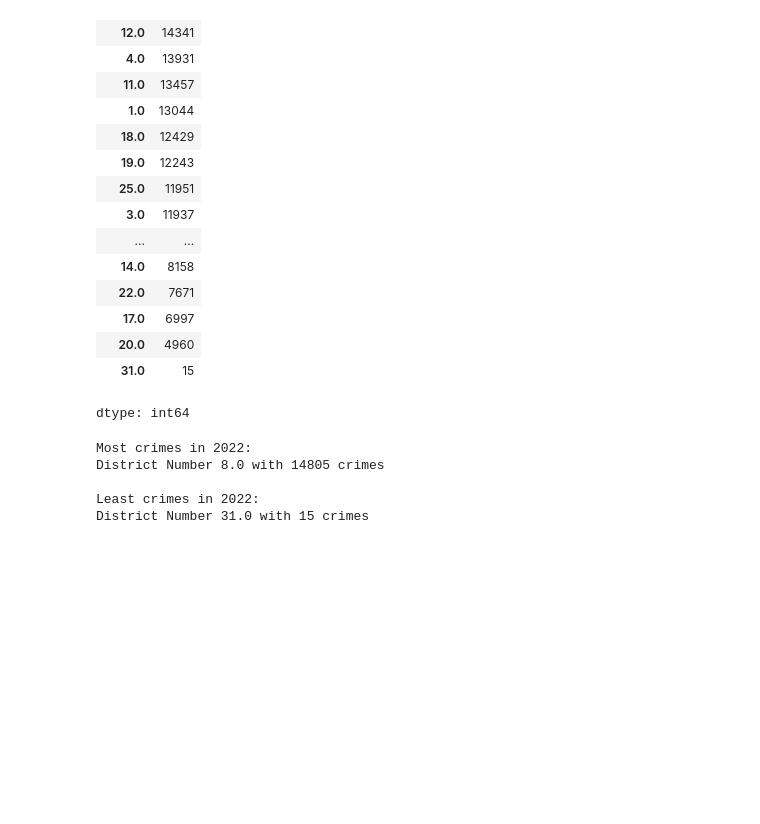
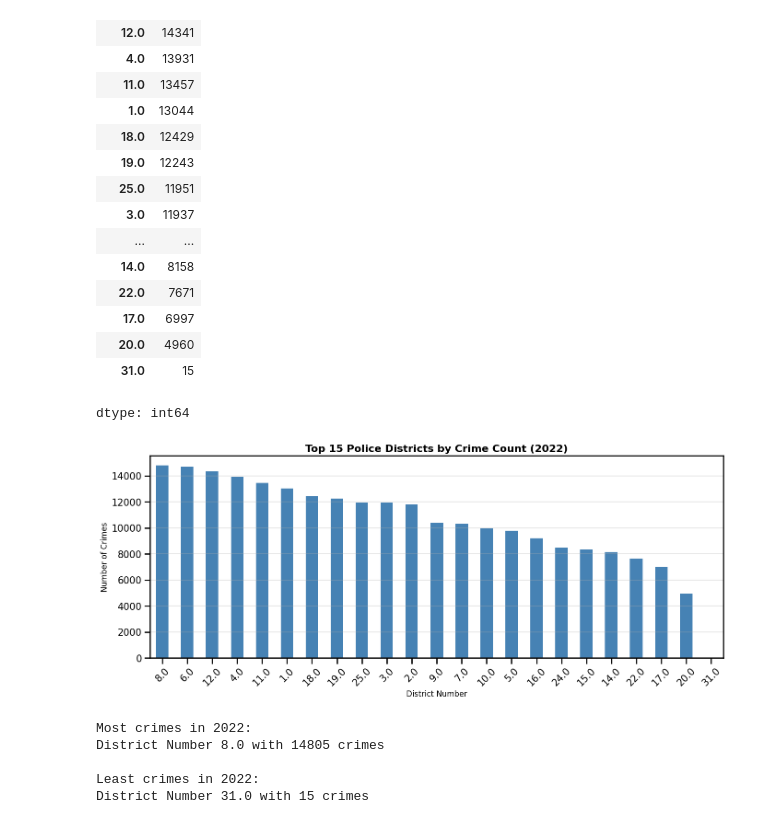
Before and after one commit to basharbayatna/TimeSeries_Anaysis_CrimeData, a Jupyter notebook: Time_Series_analysis_Crime_Data.ipynb, the cells around one changed output. Cells and saved outputs as stored; diff of their text form; code cells hidden in the pictures; blank space fills up the shorter version.

```diff
--- a/Time_Series_analysis_Crime_Data.ipynb
+++ b/Time_Series_analysis_Crime_Data.ipynb
@@ -88,6 +106,20 @@ most_crimes_count = district_counts.max()
 # %%
 least_crimes_district = district_counts.idxmin()
 least_crimes_count = district_counts.min()
+# %%
+# Visualization
+plt.figure(figsize=(14, 6))
+district_counts.head(31).plot(kind='bar', color='steelblue')
+plt.title('Top 15 Police Districts by Crime Count (2022)', fontsize=16, fontweight='bold')
+plt.xlabel('District Number', fontsize=12)
+plt.ylabel('Number of Crimes', fontsize=12)
+plt.xticks(rotation=45)
+plt.grid(axis='y', alpha=0.3)
+plt.tight_layout()
+plt.savefig('images/district_comparison.png', dpi=300, bbox_inches='tight')
+plt.show()
+# %% [output]
+[figure, added]
 # %%
 print("Most crimes in 2022:")
 print('District Number', most_crimes_district, "with", most_crimes_count, "crimes")
```
Also changed, not shown: parts of 13 cells of this notebook.
